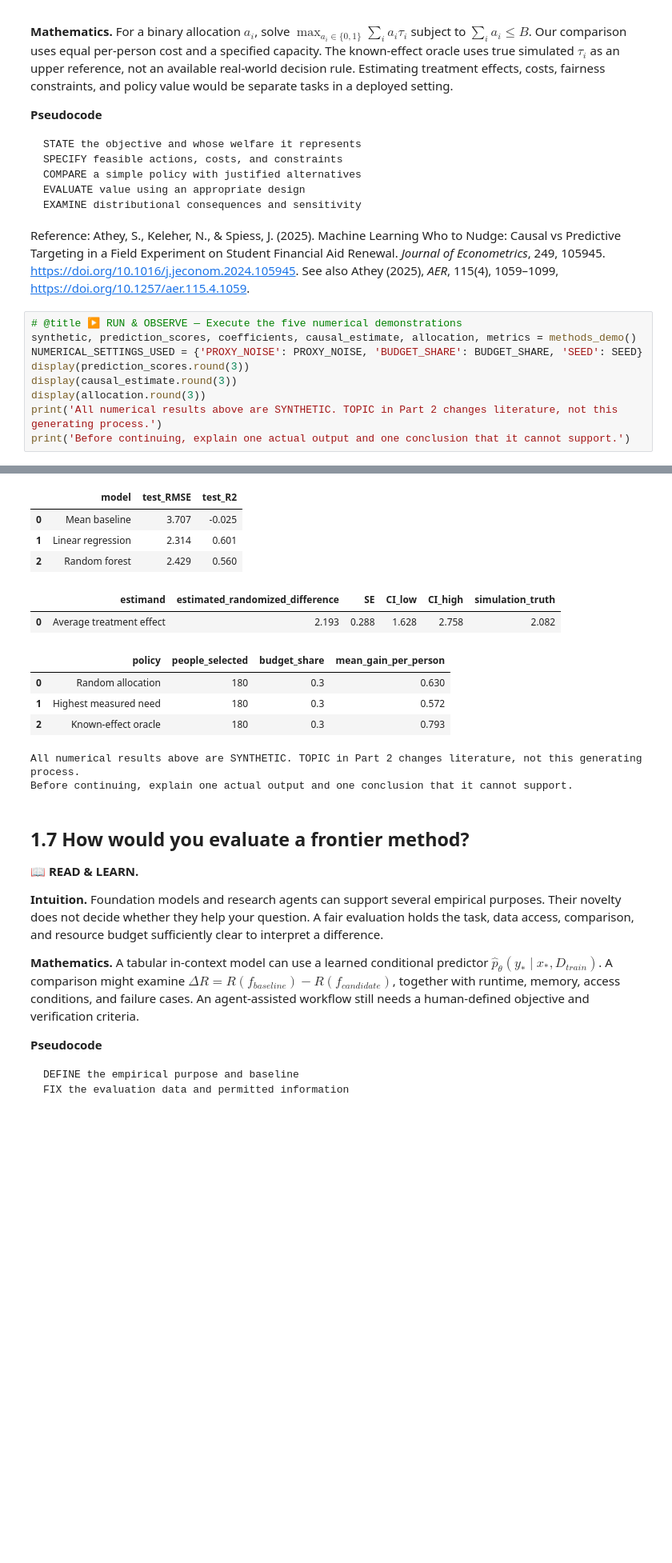
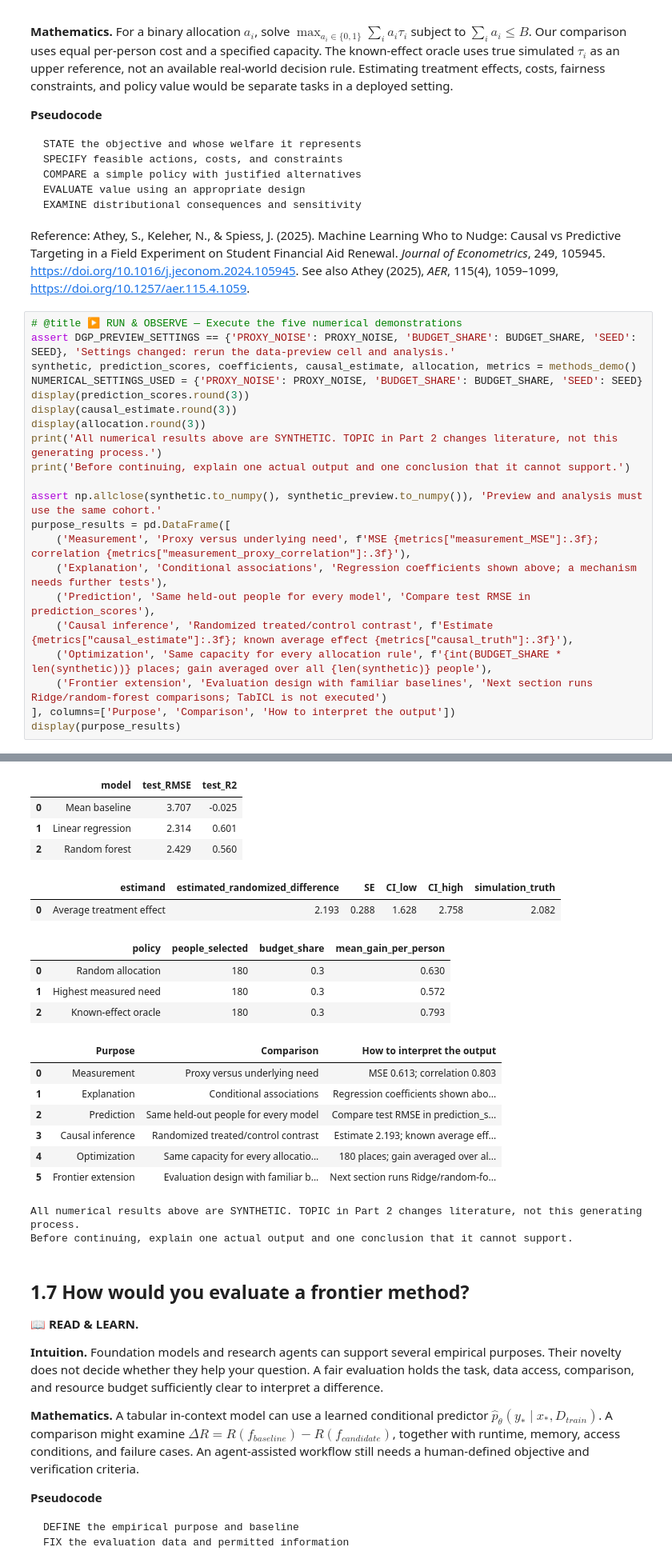
Before and after one commit to sunshineluyao/ml4ss, a Jupyter notebook: modules/00-foundations/02_week1_research_innovation.ipynb, the cells around one changed output, grey strips where cells are left out. Shown at 80% size. Drawn from its saved outputs; the diff is of its cells as text; blank space fills up the shorter version.

```diff
--- a/modules/00-foundations/02_week1_research_innovation.ipynb
+++ b/modules/00-foundations/02_week1_research_innovation.ipynb
@@ -827,29 +960,48 @@ EXAMINE distributional consequences and sensitivity
 Reference: Athey, S., Keleher, N., & Spiess, J. (2025). Machine Learning Who to Nudge: Causal vs Predictive Targeting in a Field Experiment on Student Financial Aid Renewal. *Journal of Econometrics*, 249, 105945. https://doi.org/10.1016/j.jeconom.2024.105945. See also Athey (2025), *AER*, 115(4), 1059–1099, https://doi.org/10.1257/aer.115.4.1059.
 # %%
 # @title ▶️ RUN & OBSERVE — Execute the five numerical demonstrations
+assert DGP_PREVIEW_SETTINGS == {'PROXY_NOISE': PROXY_NOISE, 'BUDGET_SHARE': BUDGET_SHARE, 'SEED': SEED}, 'Settings changed: rerun the data-preview cell and analysis.'
 synthetic, prediction_scores, coefficients, causal_estimate, allocation, metrics = methods_demo()
 NUMERICAL_SETTINGS_USED = {'PROXY_NOISE': PROXY_NOISE, 'BUDGET_SHARE': BUDGET_SHARE, 'SEED': SEED}
 display(prediction_scores.round(3))
 display(causal_estimate.round(3))
 display(allocation.round(3))
 print('All numerical results above are SYNTHETIC. TOPIC in Part 2 changes literature, not this generating process.')
 print('Before continuing, explain one actual output and one conclusion that it cannot support.')
+
+assert np.allclose(synthetic.to_numpy(), synthetic_preview.to_numpy()), 'Preview and analysis must use the same cohort.'
+purpose_results = pd.DataFrame([
+    ('Measurement', 'Proxy versus underlying need', f'MSE {metrics["measurement_MSE"]:.3f}; correlation {metrics["measurement_proxy_correlation"]:.3f}'),
+    ('Explanation', 'Conditional associations', 'Regression coefficients shown above; a mechanism needs further tests'),
+    ('Prediction', 'Same held-out people for every model', 'Compare test RMSE in prediction_scores'),
+    ('Causal inference', 'Randomized treated/control contrast', f'Estimate {metrics["causal_estimate"]:.3f}; known average effect {metrics["causal_truth"]:.3f}'),
+    ('Optimization', 'Same capacity for every allocation rule', f'{int(BUDGET_SHARE * len(synthetic))} places; gain averaged over all {len(synthetic)} people'),
+    ('Frontier extension', 'Evaluation design with familiar baselines', 'Next section runs Ridge/random-forest comparisons; TabICL is not executed')
+], columns=['Purpose', 'Comparison', 'How to interpret the output'])
+display(purpose_results)
 # %% [output]
 [figure]
 [figure]
 [figure]
 [figure]
 [figure]
 |  | model | test_RMSE | test_R2 |
 | 0 | Mean baseline | 3.707 | -0.025 |
 | 1 | Linear regression | 2.314 | 0.601 |
 | 2 | Random forest | 2.429 | 0.560 |
 |  | estimand | estimated_randomized_difference | SE | CI_low | CI_high | simulation_truth |
 | 0 | Average treatment effect | 2.193 | 0.288 | 1.628 | 2.758 | 2.082 |
 |  | policy | people_selected | budget_share | mean_gain_per_person |
 | 0 | Random allocation | 180 | 0.3 | 0.630 |
 | 1 | Highest measured need | 180 | 0.3 | 0.572 |
 | 2 | Known-effect oracle | 180 | 0.3 | 0.793 |
+|  | Purpose | Comparison | How to interpret the output |
+| 0 | Measurement | Proxy versus underlying need | MSE 0.613; correlation 0.803 |
+| 1 | Explanation | Conditional associations | Regression coefficients shown abo... |
+| 2 | Prediction | Same held-out people for every model | Compare test RMSE in prediction_s... |
+| 3 | Causal inference | Randomized treated/control contrast | Estimate 2.193; known average eff... |
+| 4 | Optimization | Same capacity for every allocatio... | 180 places; gain averaged over al... |
+| 5 | Frontier extension | Evaluation design with familiar b... | Next section runs Ridge/random-fo... |
 All numerical results above are SYNTHETIC. TOPIC in Part 2 changes literature, not this generating process.
 Before continuing, explain one actual output and one conclusion that it cannot support.
 # %% [markdown]
```
Also changed, not shown: parts of 7 cells of this notebook.
